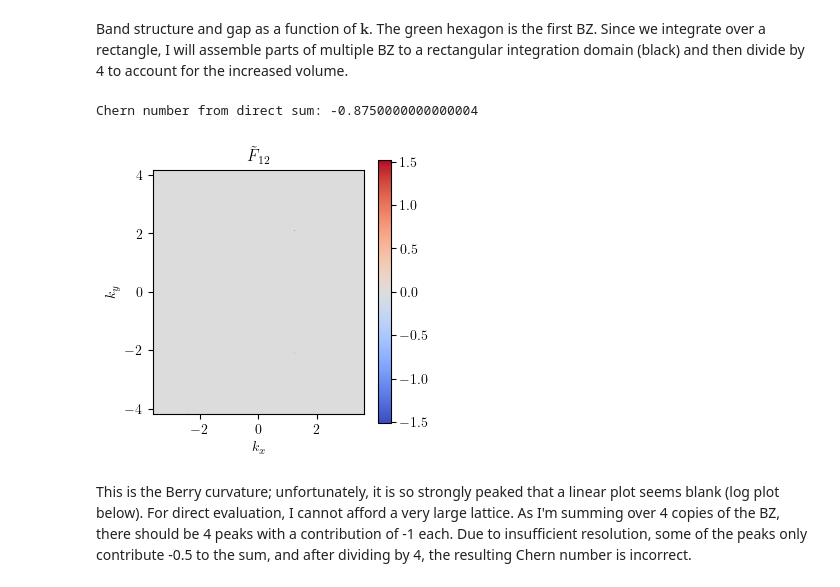
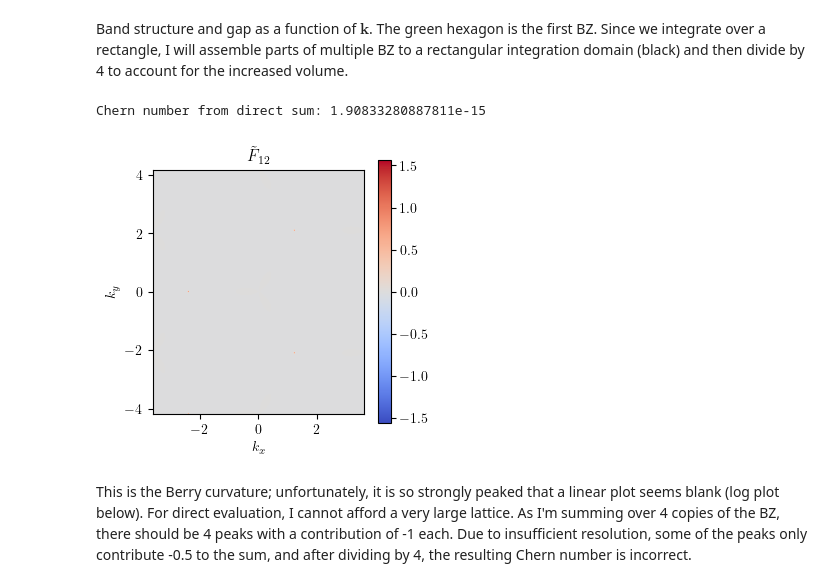
Before and after one commit to tensor4all/QuanticsTCI.jl, a Jupyter notebook: example/chern/chern_haldane.ipynb, the cells around one changed output. Saved outputs shown, nothing was run; the diff lists cells and outputs as text; code cells hidden in the pictures.

Commit message:
added haldane model chern number stuff

```diff
--- a/example/chern/chern_haldane.ipynb
+++ b/example/chern/chern_haldane.ipynb
@@ -91,7 +91,7 @@ end
 # %% [output]
 haldane (generic function with 1 method)
 # %%
-deltam = -0.001
+deltam = +1e-5
 
 t2 = 0.1 #0.1
 phi = pi/2
@@ -184,22 +184,22 @@ Band structure and gap as a function of $\mathbf k$. The green hexagon is the fi
 # %%
 domainboundx = [-4pi/3, 4pi/3]
 domainboundy = [-6pi/(3sqrt(3)), 6pi/(3sqrt(3))]
-kxdirect = range(domainboundx...; length=nplot)
-kydirect = range(domainboundy...; length=nplot)
+kxdirect = range(domainboundx...; length=nplot+1)[2:end]
+kydirect = range(domainboundy...; length=nplot+1)[2:end]
 
 fig, axs = subplots(figsize=(246/72, 246/72))
 A = chern.berrycurvature_dets([haldane([kx, ky], t2, phi, m) for kx in kxdirect, ky in kydirect], 2)
 vmax = maximum(abs.(A))
 axs.imshow(A, cmap="coolwarm", vmin=-vmax, vmax=vmax, extent=intextent) |> colorbar
 
 axs.set_title(L"$\tilde F_{12}$")
 axs.set_xlabel(L"$k_x$")
 axs.set_ylabel(L"$k_y$")
 
 println("Chern number from direct sum: $(sum(A) / 2pi / 4)")
 # %% [output]
-Chern number from direct sum: -0.8750000000000004
+Chern number from direct sum: 1.90833280887811e-15
-[figure, old version]
+[figure, new version]
 # %% [markdown]
 This is the Berry curvature; unfortunately, it is so strongly peaked that a linear plot seems blank (log plot below). For direct evaluation, I cannot afford a very large lattice. As I'm summing over 4 copies of the BZ, there should be 4 peaks with a contribution of -1 each. Due to insufficient resolution, some of the peaks only contribute -0.5 to the sum, and after dividing by 4, the resulting Chern number is incorrect.
 # %%
```
Also changed, not shown: parts of 9 cells of this notebook, 1 other file.
